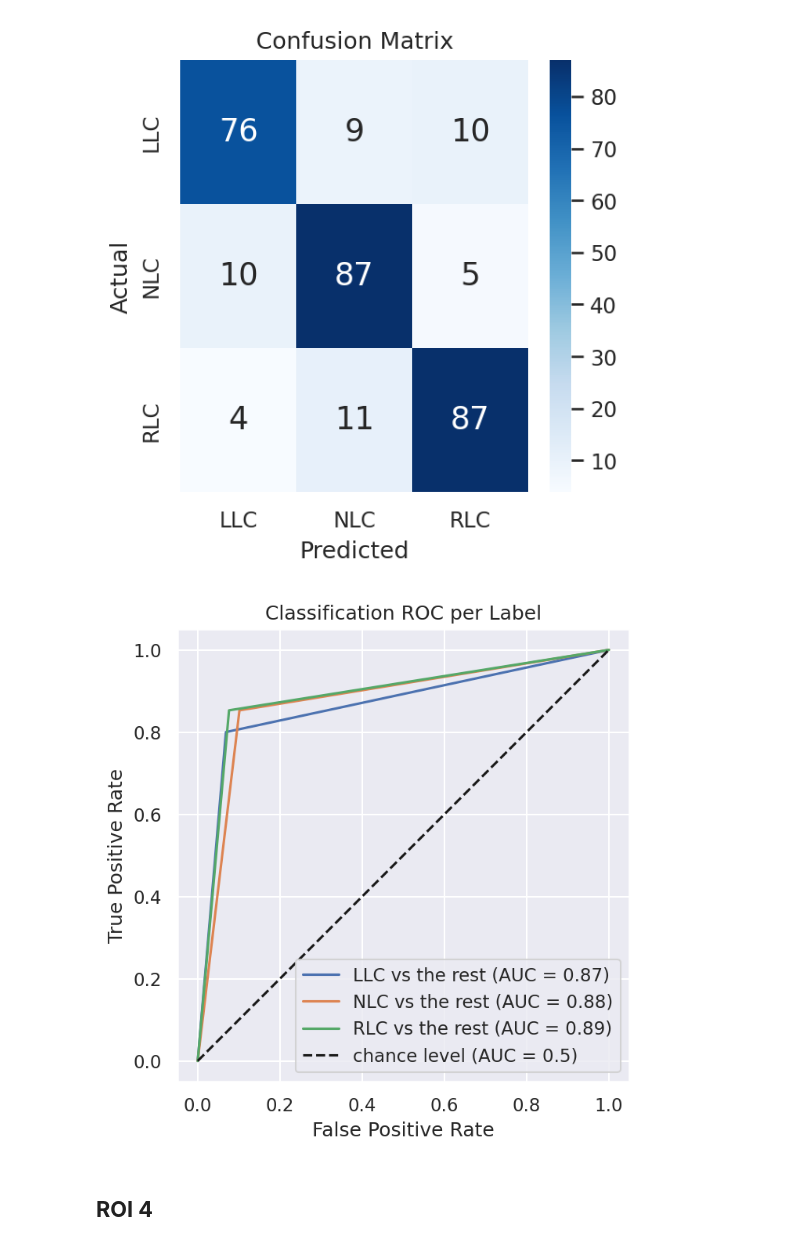
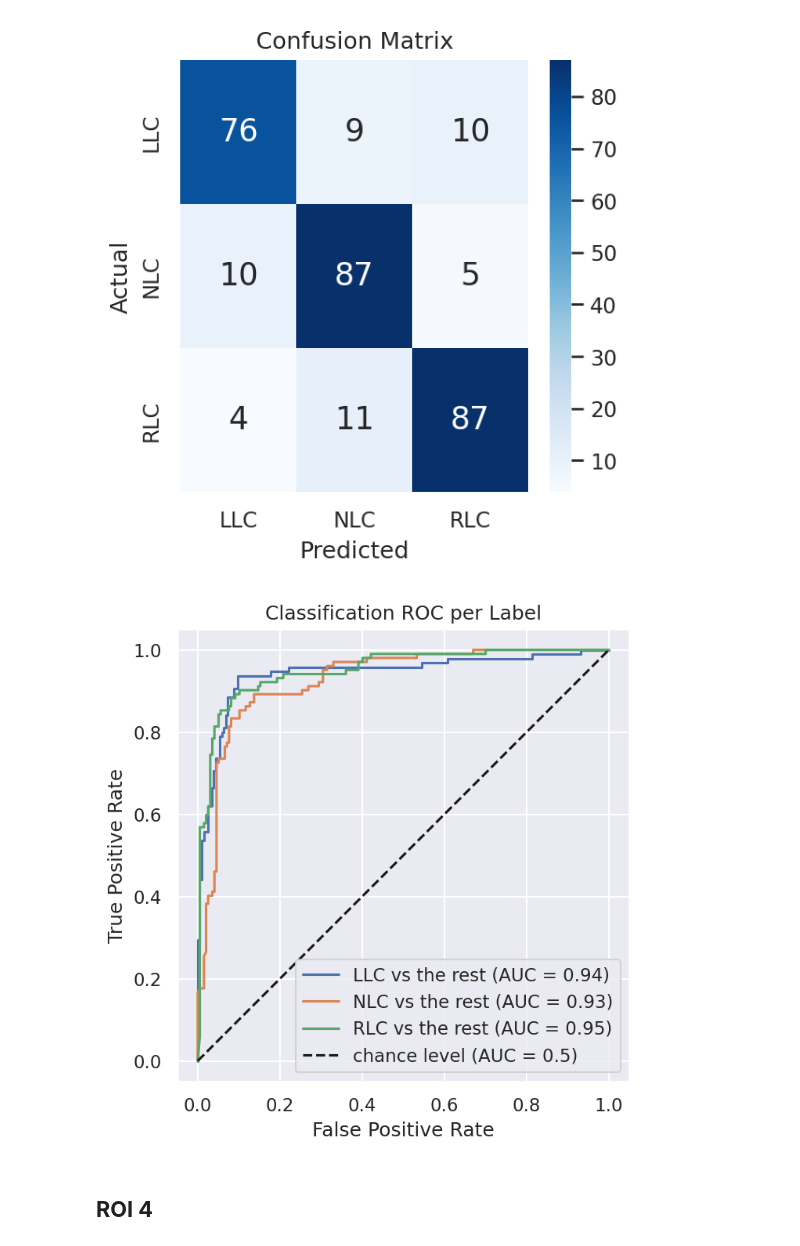
Before and after one commit to ericbanzuzi/Thesis-DL-LC, a Jupyter notebook: notebooks/MC4_results.ipynb, the cells around one changed output. Drawn from its saved outputs; the diff is of its cells as text; code cells hidden in the pictures.

```diff
--- a/notebooks/MC4_results.ipynb
+++ b/notebooks/MC4_results.ipynb
@@ -57,0 +317,7 @@ transformer = t.Compose(transforms)
+# %%
+# setup videofolder to download the data
+train_dir = './datasets/train/Recognition/ROI 4'
+train_data = VideoFolderCustom(targ_dir=train_dir, transform=transformer, permute=True)
+
+test_dir = './datasets/test/Recognition/ROI 4'
+test_data = VideoFolderCustom(targ_dir=test_dir, transform=transformer, permute=True)
@@ -147,7 +524,7 @@ model = MC4(num_classes=3)
 model.load_state_dict(checkpoint['model_state_dict'])
 model.to(device)
 
-predictions, y_test = eval_model(model, test_dataloader, device)
+predictions, y_test, predictions_prob = eval_model(model, test_dataloader, device)
 print('Accuracy:', accuracy_score(y_test, predictions))
 print('Precision:', precision_score(y_test, predictions, average='macro'))
 print('Recall:', recall_score(y_test, predictions, average='macro'))
@@ -259,12 +640,20 @@ plot_training_path(data, 'MC4 ROI3')
 # %% [markdown]
 **Metrics:**
 # %%
+# Setup batch size, epochs and storage path
+BATCH_SIZE = 16
+result_path = str(base/'MC4_ROI3_recognition')
+
+test_dataloader = DataLoader(test_data,
+                             batch_size=BATCH_SIZE,
+                             shuffle=False)
+
 checkpoint = torch.load(result_path+'/best_model.pth')
 model = MC4(num_classes=3)
 model.load_state_dict(checkpoint['model_state_dict'])
 model.to(device)
 
-predictions, y_test = eval_model(model, test_dataloader, device)
+predictions, y_test, predictions_prob = eval_model(model, test_dataloader, device)
 print('Accuracy:', accuracy_score(y_test, predictions))
 print('Precision:', precision_score(y_test, predictions, average='macro'))
 print('Recall:', recall_score(y_test, predictions, average='macro'))
@@ -286,27 +675,31 @@ plt.show()
 # %% [output]
 [figure]
 # %%
-fig, ax = plt.subplots(figsize=(5, 5))
-
-label_set = {'LLC': 0, 'NLC': 1, 'RLC': 2}
-
-for label in label_set:
-    RocCurveDisplay.from_predictions(
-        (np.array(y_test) == label_set[label]).astype(int),
-        (np.array(predictions) == label_set[label]).astype(int),
-        name = f"{label} vs the rest",
-        ax=ax)
+from sklearn.preprocessing import LabelBinarizer
+label_binarizer = LabelBinarizer().fit(y_test)
+y_onehot_test = label_binarizer.transform(y_test)
 
 
+fig, ax = plt.subplots(figsize=(5, 5))
+label_set = ['LLC', 'NLC', 'RLC']
+
+for class_id in range(3):
+    RocCurveDisplay.from_predictions(
+        y_onehot_test[:, class_id],
+        predictions_prob[:, class_id],
+        name=f"{label_set[class_id]} vs the rest",
+        ax=ax
+    )
+
 plt.plot([0, 1], [0, 1], "k--", label="chance level (AUC = 0.5)")
+plt.axis("square")
 plt.xlabel("False Positive Rate")
 plt.ylabel("True Positive Rate")
+plt.title("Classification ROC per Label")
 plt.legend()
-plt.axis('square')
-plt.title("Classification ROC per Label")
 plt.show()
 # %% [output]
-[figure, old version]
+[figure, new version]
 # %% [markdown]
 ## **ROI 4**
 # %%
```
Also changed, not shown: parts of 29 cells of this notebook.
